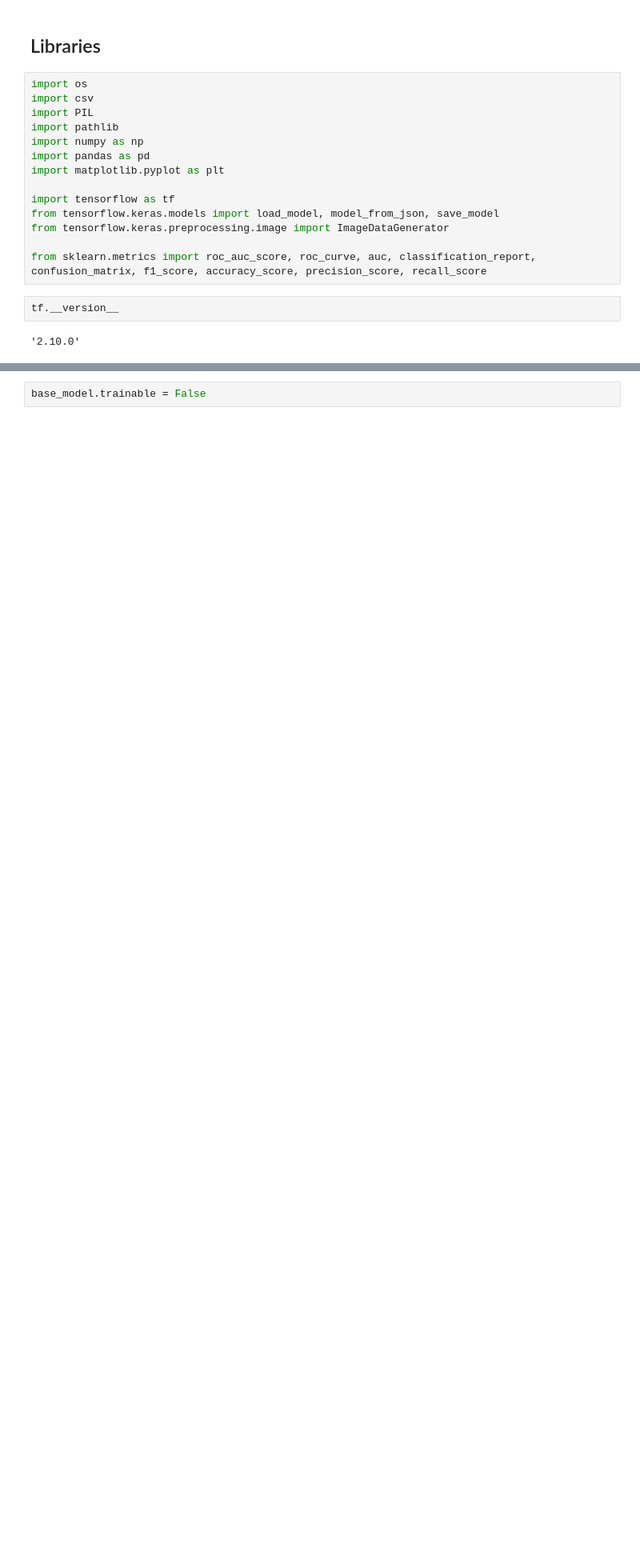
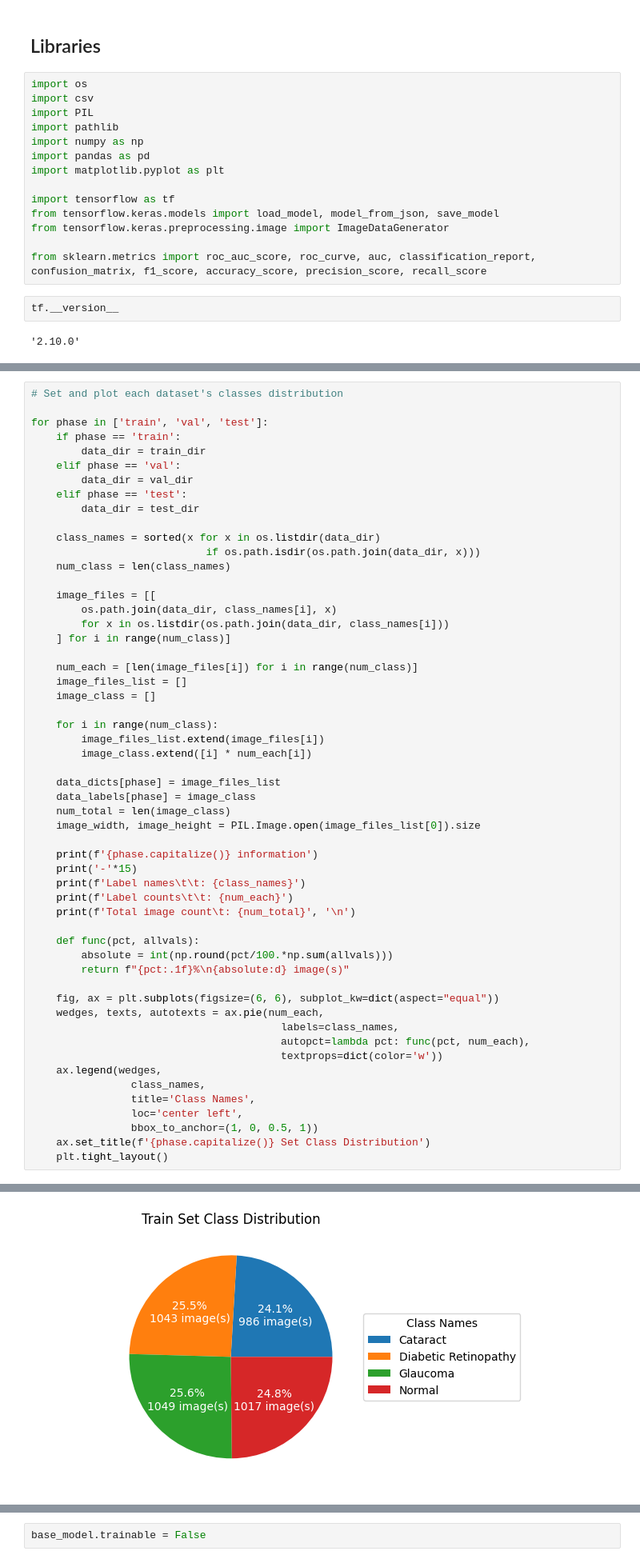
Before and after one commit to rafidenandra/eye-disease-classification-app, a Jupyter notebook: deep-learning-model/transfer_learning_2_mixed.ipynb, the cells around one changed output, grey strips where cells are left out. Shown at 80% size. Saved outputs shown, nothing was run; the diff lists cells and outputs as text; blank space fills up the shorter version.

```diff
--- a/deep-learning-model/transfer_learning_2_mixed.ipynb
+++ b/deep-learning-model/transfer_learning_2_mixed.ipynb
@@ -520,0 +191,56 @@ for i, layer in enumerate(base_model.layers):
+# %%
+# Set and plot each dataset's classes distribution
+
+for phase in ['train', 'val', 'test']:
+    if phase == 'train':
+        data_dir = train_dir
+    elif phase == 'val':
+        data_dir = val_dir
+    elif phase == 'test':
+        data_dir = test_dir
+
+    class_names = sorted(x for x in os.listdir(data_dir)
+                            if os.path.isdir(os.path.join(data_dir, x)))
+    num_class = len(class_names)
+
+    image_files = [[
+        os.path.join(data_dir, class_names[i], x)
+        for x in os.listdir(os.path.join(data_dir, class_names[i]))
+    ] for i in range(num_class)]
+
+    num_each = [len(image_files[i]) for i in range(num_class)]
+    image_files_list = []
+    image_class = []
+
+    for i in range(num_class):
+        image_files_list.extend(image_files[i])
+        image_class.extend([i] * num_each[i])
+
+    data_dicts[phase] = image_files_list
+    data_labels[phase] = image_class
+    num_total = len(image_class)
+    image_width, image_height = PIL.Image.open(image_files_list[0]).size
+
+    print(f'{phase.capitalize()} information')
+    print('-'*15)
+    print(f'Label names\t\t: {class_names}')
+    print(f'Label counts\t\t: {num_each}')
+    print(f'Total image count\t: {num_total}', '\n')
+
+    def func(pct, allvals):
+        absolute = int(np.round(pct/100.*np.sum(allvals)))
+        return f"{pct:.1f}%\n{absolute:d} image(s)"
+
+    fig, ax = plt.subplots(figsize=(6, 6), subplot_kw=dict(aspect="equal"))
+    wedges, texts, autotexts = ax.pie(num_each,
+                                        labels=class_names,
+                                        autopct=lambda pct: func(pct, num_each),
+                                        textprops=dict(color='w'))
+    ax.legend(wedges,
+                class_names,
+                title='Class Names',
+                loc='center left',
+                bbox_to_anchor=(1, 0, 0.5, 1))
+    ax.set_title(f'{phase.capitalize()} Set Class Distribution')
+    plt.tight_layout()
+# %% [output]
@@ -520,0 +264 @@ for i, layer in enumerate(base_model.layers):
+[figure, added]
```
Also changed, not shown: parts of 155 cells of this notebook, 5 other files.
